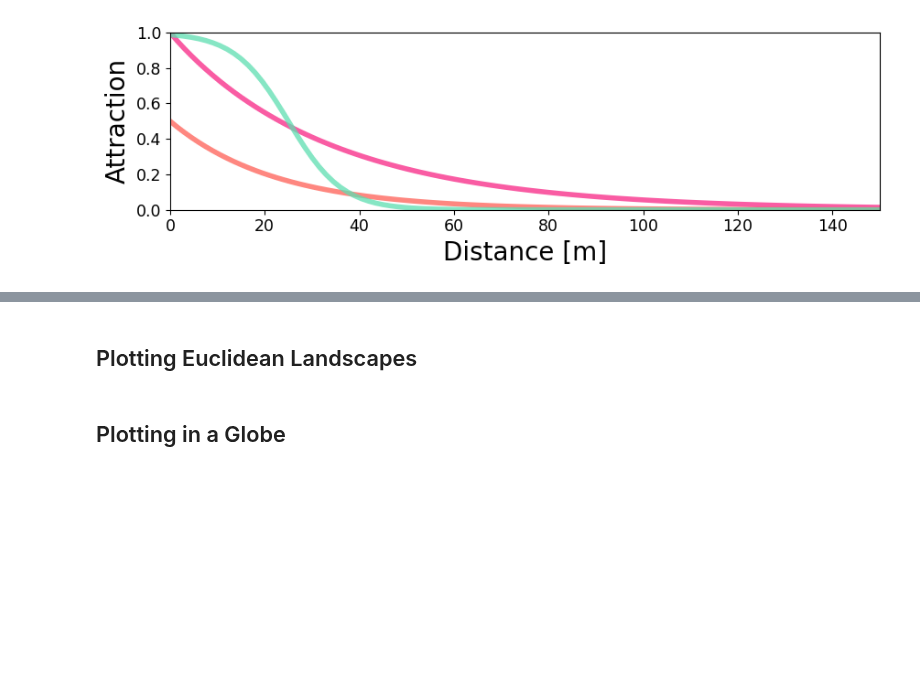
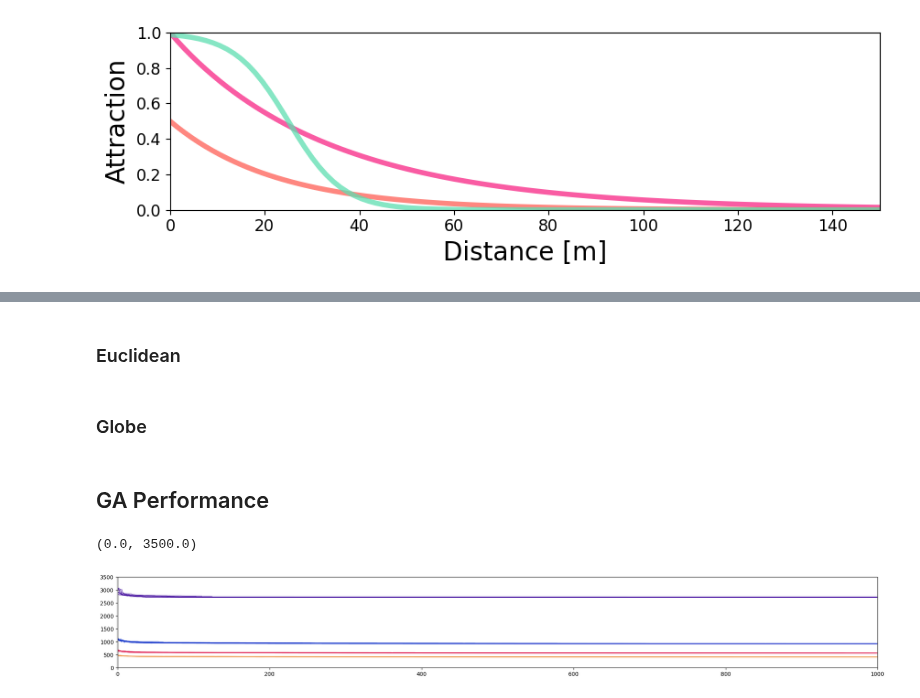
Before and after one commit to Chipdelmal/MGSurvE_Webinar2023, a Jupyter notebook: demos/analysis/visualization.ipynb, the cells around one changed output, grey strips where cells are left out. Saved outputs shown, nothing was run; the diff lists cells and outputs as text; code cells hidden in the pictures; blank space fills up the shorter version.

Commit message:
Adding STP files for performance demo

```diff
--- a/demos/analysis/visualization.ipynb
+++ b/demos/analysis/visualization.ipynb
@@ -64,4 +68,31 @@ fig.savefig(
 # %% [markdown]
-## Plotting Euclidean Landscapes
+### Euclidean
 # %% [markdown]
-## Plotting in a Globe
+### Globe
+# %% [markdown]
+## GA Performance
+# %%
+(ID, AP) = ('STPD', 'man')
+TRP_NUM = ['05', '10', '15', '20']
+
+(PTH_DTA, FHEAD) = ('../../data/', f'{ID}-{AP}')
+FP_PTRN = path.join(PTH_DTA, FHEAD+'_{}*.csv')
+# %%
+FNAMES = {trp: sorted(glob(FP_PTRN.format(trp))) for trp in TRP_NUM}
+GA_MIN = {
+    trp: np.array([
+        pd.read_csv(rep)['min'].values
+        for rep in FNAMES[trp]
+    ]) for trp in TRP_NUM
+}
+# %%
+(XRAN, YRAN) = ((0, 1000), (0, 3500))
+COLS = ['#390099', '#072ac8', '#e01a4f', '#ee964b']
+(fig, ax) = plt.subplots(figsize=(25, 3))
+for (ix, trp) in enumerate(TRP_NUM):
+    ax.plot(GA_MIN[trp].T, color=COLS[ix]+'77', lw=1.25)
+ax.set_xlim(0, XRAN[1])
+ax.set_ylim(YRAN[0], YRAN[1])
+# %% [output]
+(0.0, 3500.0)
+[figure, added]
```
Also changed, not shown: parts of 2 cells of this notebook, 41 other files.
